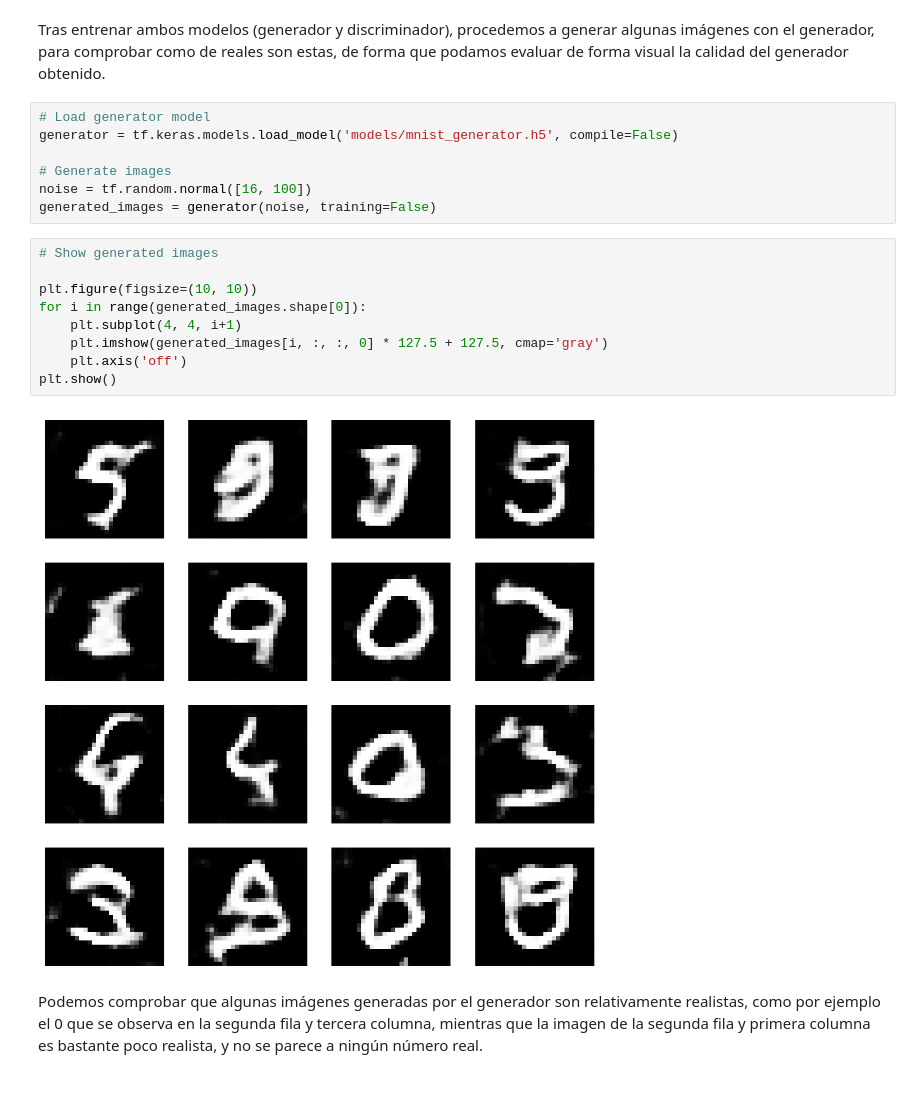
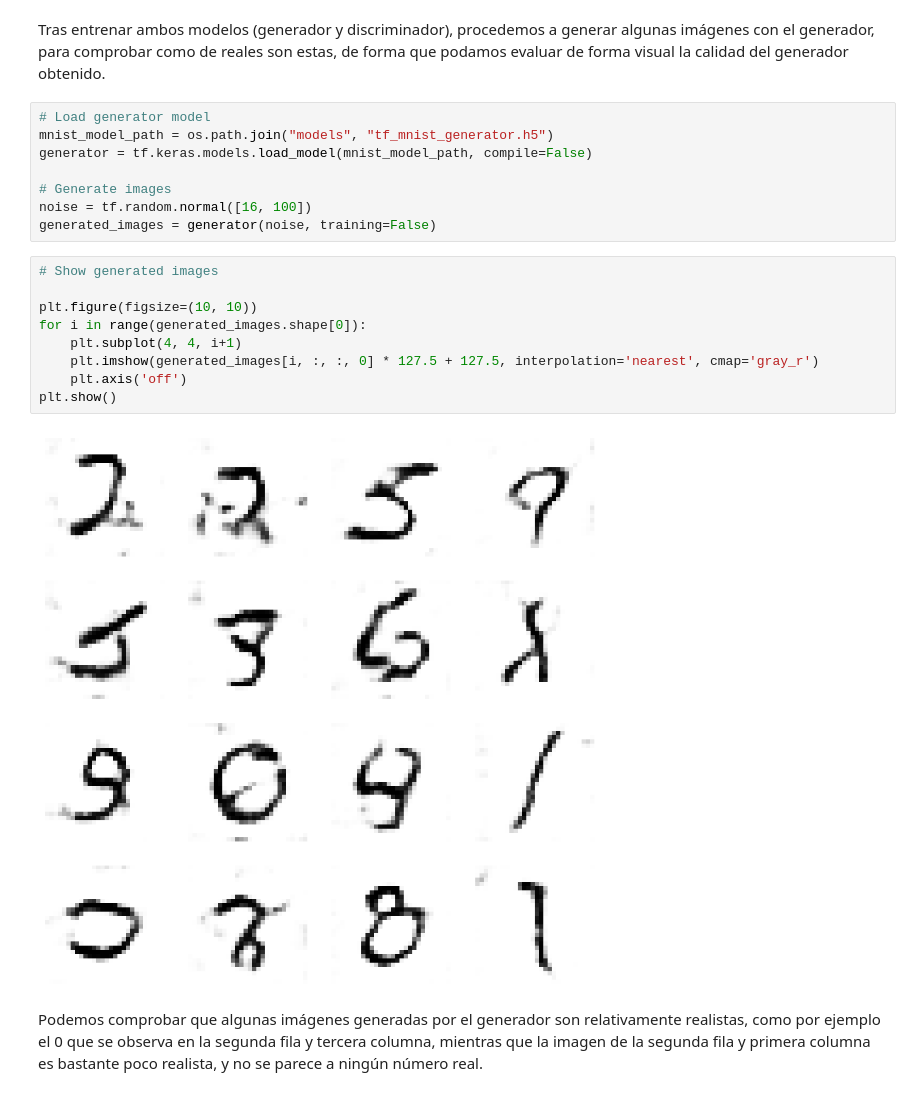
Before and after one commit to dieguisgs/ml2-deep-learning, a Jupyter notebook: 3-DCGAN.ipynb, the cells around one changed output. Cells and saved outputs as stored; diff of their text form.

```diff
--- a/3-DCGAN.ipynb
+++ b/3-DCGAN.ipynb
@@ -118,7 +119,8 @@ Training...
 Tras entrenar ambos modelos (generador y discriminador), procedemos a generar algunas imágenes con el generador, para comprobar como de reales son estas, de forma que podamos evaluar de forma visual la calidad del generador obtenido.
 # %%
 # Load generator model
-generator = tf.keras.models.load_model('models/mnist_generator.h5', compile=False)
+mnist_model_path = os.path.join("models", "tf_mnist_generator.h5")
+generator = tf.keras.models.load_model(mnist_model_path, compile=False)
 
 # Generate images
 noise = tf.random.normal([16, 100])
@@ -126,14 +128,14 @@ generated_images = generator(noise, training=False)
 # %%
 # Show generated images
 
 plt.figure(figsize=(10, 10))
 for i in range(generated_images.shape[0]):
     plt.subplot(4, 4, i+1)
-    plt.imshow(generated_images[i, :, :, 0] * 127.5 + 127.5, cmap='gray')
+    plt.imshow(generated_images[i, :, :, 0] * 127.5 + 127.5, interpolation='nearest', cmap='gray_r')
     plt.axis('off')
 plt.show()
 # %% [output]
-[figure, old version]
+[figure, new version]
 # %% [markdown]
 Podemos comprobar que algunas imágenes generadas por el generador son relativamente realistas, como por ejemplo el 0 que se observa en la segunda fila y tercera columna, mientras que la imagen de la segunda fila y primera columna es bastante poco realista, y no se parece a ningún número real.
 # %% [markdown]
```
Also changed, not shown: parts of 17 cells of this notebook.
